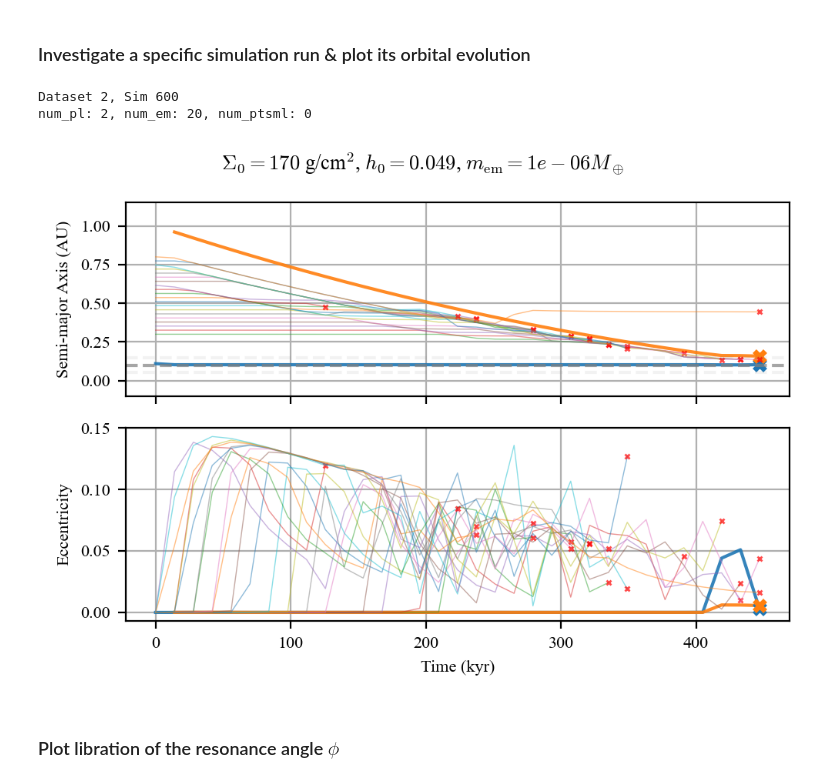
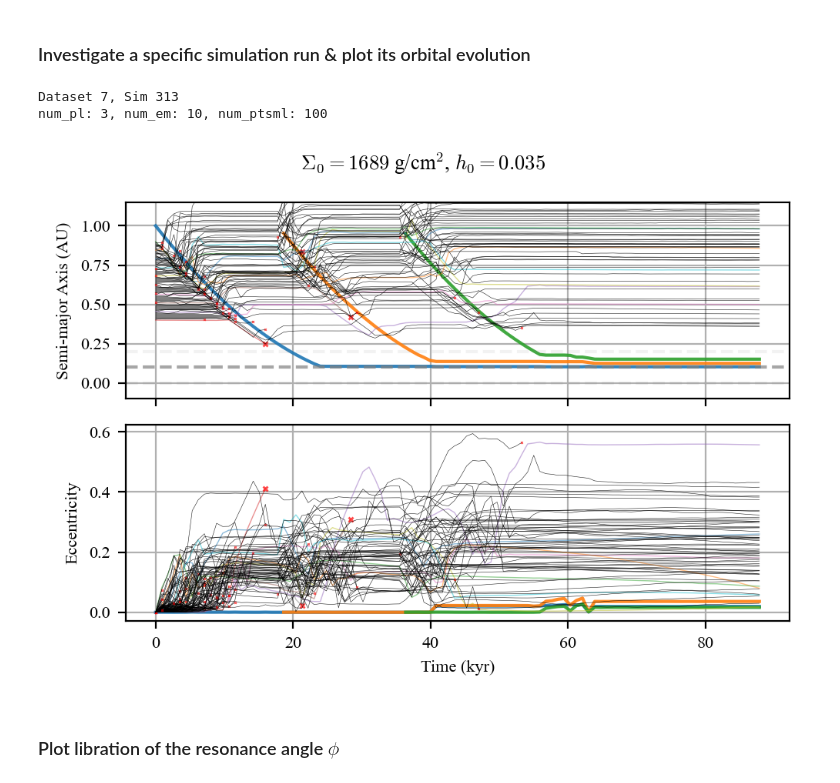
Before and after one commit to dchen10Git/uh-ifa-reu-2026, a Jupyter notebook: analyze_one_sim.ipynb, the cells around one changed output. Cells and saved outputs as stored; diff of their text form; code cells hidden in the pictures.

```diff
--- a/analyze_one_sim.ipynb
+++ b/analyze_one_sim.ipynb
@@ -360,40 +360,40 @@ def plot_system(saved_sim, elements, num_pl, num_em, num_ptsml, t_units='kyr'):
     plt.tight_layout(); plt.show()
     # plt.savefig("Figures/orbital_evo.svg", bbox_inches="tight")
 
-dataset_id = 2
-sim_id = 600
+dataset_id = 7
+sim_id = 313
 
 elements = ['a',
             'e',
             # 'P_ratio_em_b',
             # 'P_ratio_em_c',
         ]
 
 for sim_id in range(sim_id, sim_id+1, 1):
 # for sim_id in inside_d:
     base_dir = Path.cwd()
     file_path = base_dir.parent / f"sim_results/dataset{dataset_id}" / f"sim{sim_id}.h5"
 
     try:
         saved_sim = reb_sims.load_simulation_run(file_path)
     except FileNotFoundError:
         print(f"Sim {sim_id} not found")
         continue
 
     sim_data, metadata = saved_sim
     m_star = metadata['m_star']
     rock_names = list(sim_data.keys())
     rocks = {p: sim_data[p] for p in rock_names}
     num_pl, num_em, num_ptsml = metadata['num_pl'], metadata['num_em'], metadata['num_ptsml']
 
     print(f"Dataset {dataset_id}, Sim {sim_id}")
     print(f"num_pl: {metadata['num_pl']}, num_em: {metadata['num_em']}, num_ptsml: {metadata['num_ptsml']}")
 
     plot_system(saved_sim, elements, num_pl, num_em, num_ptsml)
 # %% [output]
-Dataset 2, Sim 600
-num_pl: 2, num_em: 20, num_ptsml: 0
+Dataset 7, Sim 313
+num_pl: 3, num_em: 10, num_ptsml: 100
-[figure, old version]
+[figure, new version]
 # %% [markdown]
 ### Plot libration of the resonance angle $\phi$
 # %%
```
Also changed, not shown: parts of 1 cell of this notebook, 4 other files.
